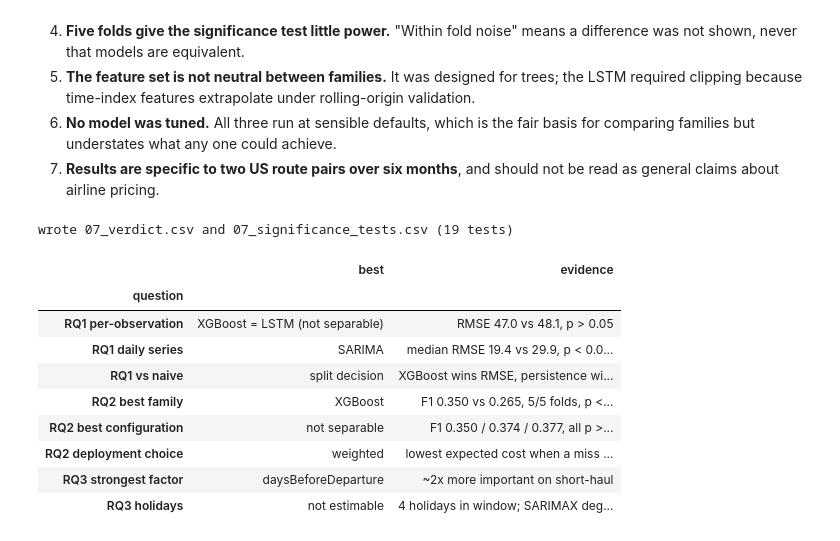
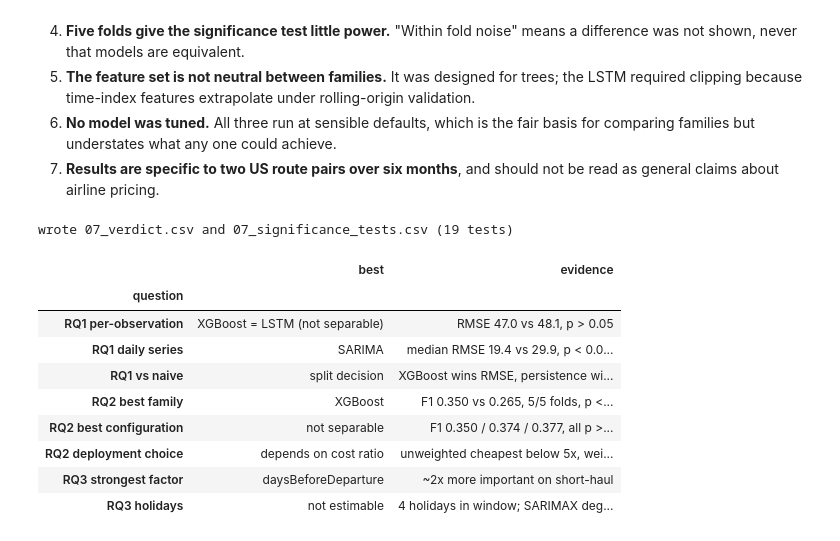
Before and after one commit to koinchsushan/flight-price-dissertation, a Jupyter notebook: notebooks/07_comparison.ipynb, the cells around one changed output. Saved outputs shown, nothing was run; the diff lists cells and outputs as text; code cells hidden in the pictures.

```diff
--- a/notebooks/07_comparison.ipynb
+++ b/notebooks/07_comparison.ipynb
@@ -602,35 +602,35 @@ Stated as constraints on what the results support, not as caveats appended for f
 verdict = pd.DataFrame([
     {"question": "RQ1 per-observation", "best": "XGBoost = LSTM (not separable)",
      "evidence": "RMSE 47.0 vs 48.1, p > 0.05"},
     {"question": "RQ1 daily series", "best": "SARIMA",
      "evidence": "median RMSE 19.4 vs 29.9, p < 0.05 over 20 cells"},
     {"question": "RQ1 vs naive", "best": "split decision",
      "evidence": "XGBoost wins RMSE, persistence wins MAE, 10/10 folds"},
     {"question": "RQ2 best family", "best": "XGBoost",
      "evidence": "F1 0.350 vs 0.265, 5/5 folds, p < 0.01"},
     {"question": "RQ2 best configuration", "best": "not separable",
      "evidence": "F1 0.350 / 0.374 / 0.377, all p > 0.05"},
-    {"question": "RQ2 deployment choice", "best": "weighted",
-     "evidence": "lowest expected cost when a miss costs more than a false alarm"},
+    {"question": "RQ2 deployment choice", "best": "depends on cost ratio",
+     "evidence": "unweighted cheapest below 5x, weighted 5-27x, LSTM above 28x"},
     {"question": "RQ3 strongest factor", "best": "daysBeforeDeparture",
      "evidence": "~2x more important on short-haul"},
     {"question": "RQ3 holidays", "best": "not estimable",
      "evidence": "4 holidays in window; SARIMAX degrades on the only holiday fold"},
 ]).set_index("question")
 
 verdict.to_csv(RESULTS / "07_verdict.csv")
 all_tests.to_csv(RESULTS / "07_significance_tests.csv", index=False)
 print(f"wrote 07_verdict.csv and 07_significance_tests.csv ({len(all_tests)} tests)")
 verdict
 # %% [output]
 wrote 07_verdict.csv and 07_significance_tests.csv (19 tests)
 |  | best | evidence |
 | question |  |  |
 | RQ1 per-observation | XGBoost = LSTM (not separable) | RMSE 47.0 vs 48.1, p > 0.05 |
 | RQ1 daily series | SARIMA | median RMSE 19.4 vs 29.9, p < 0.0... |
 | RQ1 vs naive | split decision | XGBoost wins RMSE, persistence wi... |
 | RQ2 best family | XGBoost | F1 0.350 vs 0.265, 5/5 folds, p <... |
 | RQ2 best configuration | not separable | F1 0.350 / 0.374 / 0.377, all p >... |
-| RQ2 deployment choice | weighted | lowest expected cost when a miss ... |
+| RQ2 deployment choice | depends on cost ratio | unweighted cheapest below 5x, wei... |
 | RQ3 strongest factor | daysBeforeDeparture | ~2x more important on short-haul |
 | RQ3 holidays | not estimable | 4 holidays in window; SARIMAX deg... |
```
Also changed, not shown: 3 other files.
